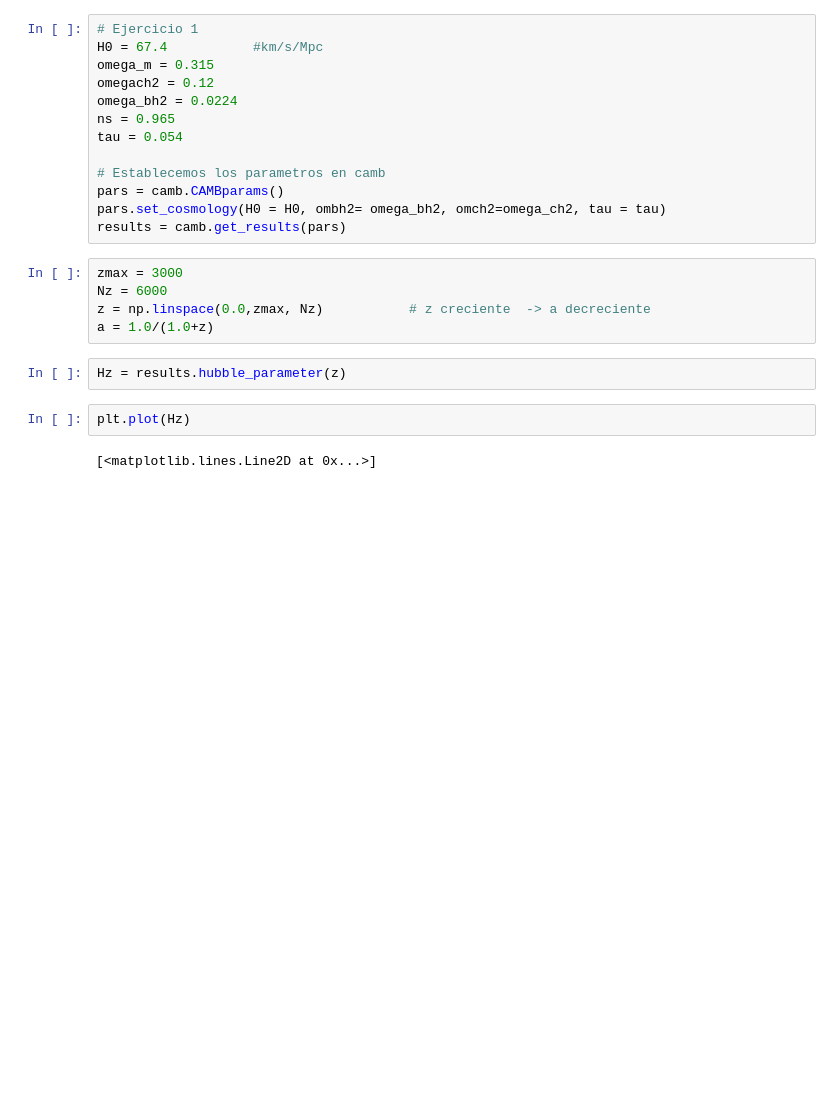
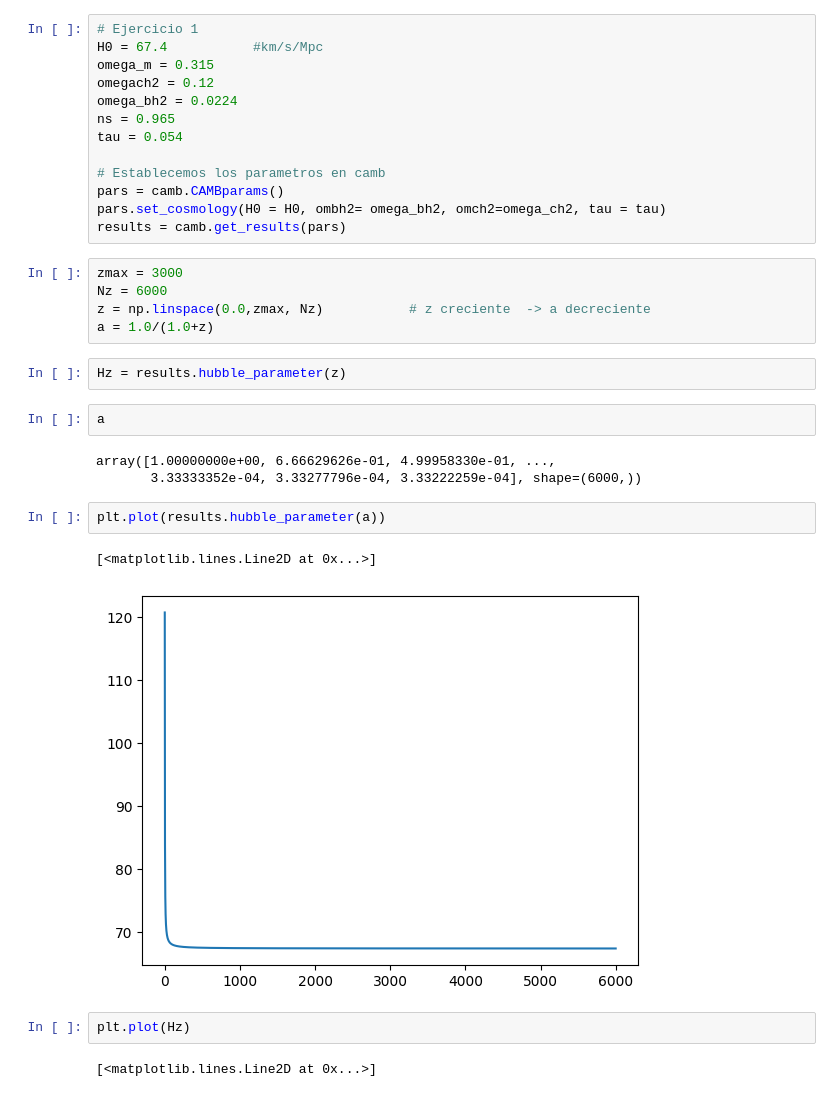
Before and after one commit to Mazroj/Cosmology_spring_25, a Jupyter notebook: aux_4.ipynb, the cells around one changed output. Saved outputs shown, nothing was run; the diff lists cells and outputs as text; blank space fills up the shorter version.

```diff
--- a/aux_4.ipynb
+++ b/aux_4.ipynb
@@ -147,6 +147,16 @@ z = np.linspace(0.0,zmax, Nz)           # z creciente  -> a decreciente
 a = 1.0/(1.0+z)
 # %%
 Hz = results.hubble_parameter(z)
+# %%
+a
+# %% [output]
+array([1.00000000e+00, 6.66629626e-01, 4.99958330e-01, ...,
+       3.33333352e-04, 3.33277796e-04, 3.33222259e-04], shape=(6000,))
+# %%
+plt.plot(results.hubble_parameter(a))
+# %% [output]
+[<matplotlib.lines.Line2D at 0x...>]
+[figure, added]
 # %%
 plt.plot(Hz)
 # %% [output]
```
Also changed, not shown: 2 other files.
